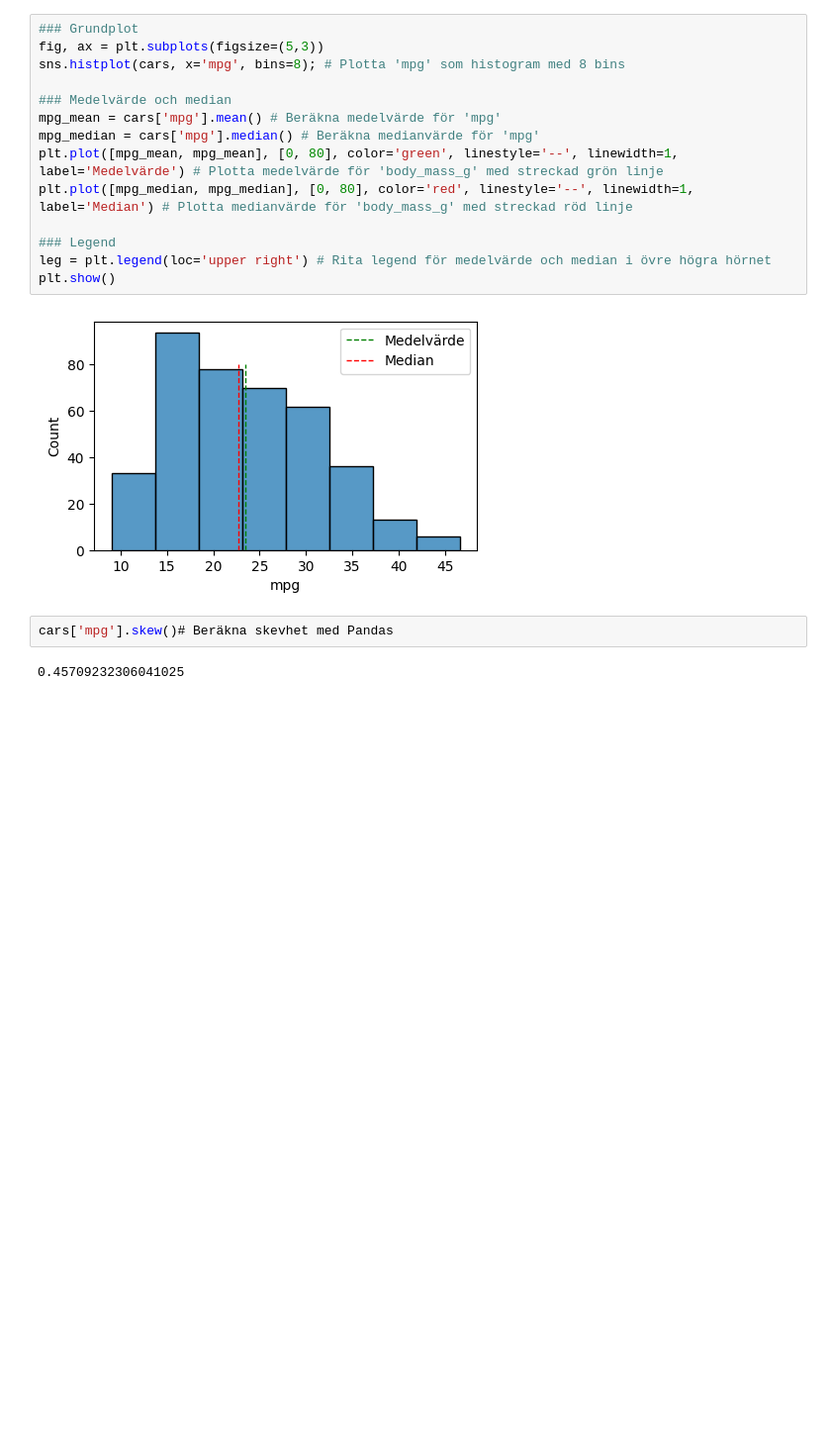
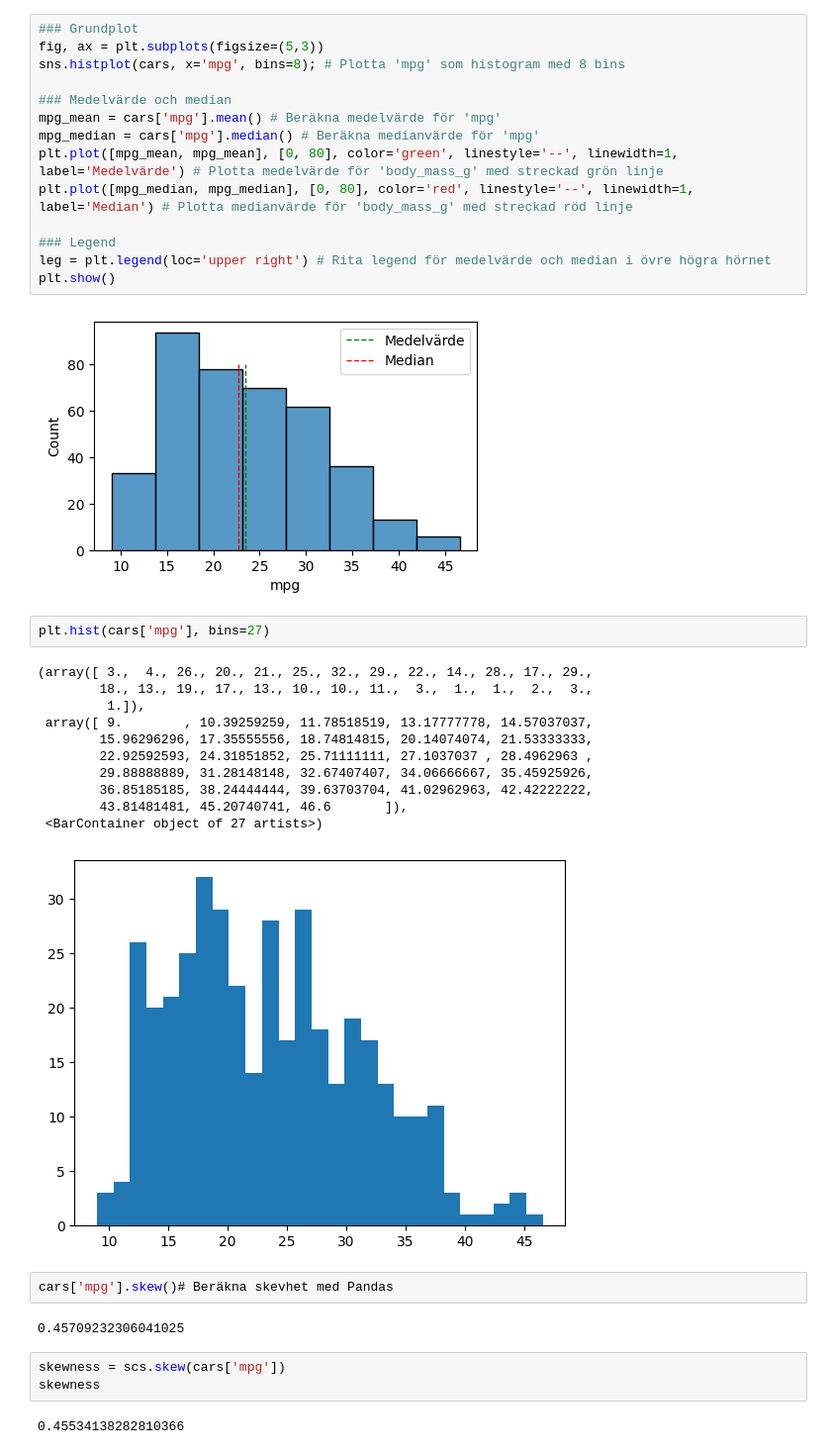
Before and after one commit to VineelaNedunuri/Statistiska_metoder-vineela-nedunuri, a Jupyter notebook: Uppgift/uppgift.ipynb, the cells around one changed output. Shown at 99% size. Saved outputs shown, nothing was run; the diff lists cells and outputs as text; blank space fills up the shorter version.

```diff
--- a/Uppgift/uppgift.ipynb
+++ b/Uppgift/uppgift.ipynb
@@ -218,7 +210,26 @@ leg = plt.legend(loc='upper right') # Rita legend för medelvärde och median i
 plt.show()
 # %% [output]
 [figure]
+# %%
+plt.hist(cars['mpg'], bins=27)
+# %% [output]
+(array([ 3.,  4., 26., 20., 21., 25., 32., 29., 22., 14., 28., 17., 29.,
+        18., 13., 19., 17., 13., 10., 10., 11.,  3.,  1.,  1.,  2.,  3.,
+         1.]),
+ array([ 9.        , 10.39259259, 11.78518519, 13.17777778, 14.57037037,
+        15.96296296, 17.35555556, 18.74814815, 20.14074074, 21.53333333,
+        22.92592593, 24.31851852, 25.71111111, 27.1037037 , 28.4962963 ,
+        29.88888889, 31.28148148, 32.67407407, 34.06666667, 35.45925926,
+        36.85185185, 38.24444444, 39.63703704, 41.02962963, 42.42222222,
+        43.81481481, 45.20740741, 46.6       ]),
+ <BarContainer object of 27 artists>)
+[figure, added]
 # %%
 cars['mpg'].skew()# Beräkna skevhet med Pandas
 # %% [output]
 0.45709232306041025
+# %%
+skewness = scs.skew(cars['mpg'])
+skewness
+# %% [output]
+0.45534138282810366
```
Also changed, not shown: parts of 2 cells of this notebook.
